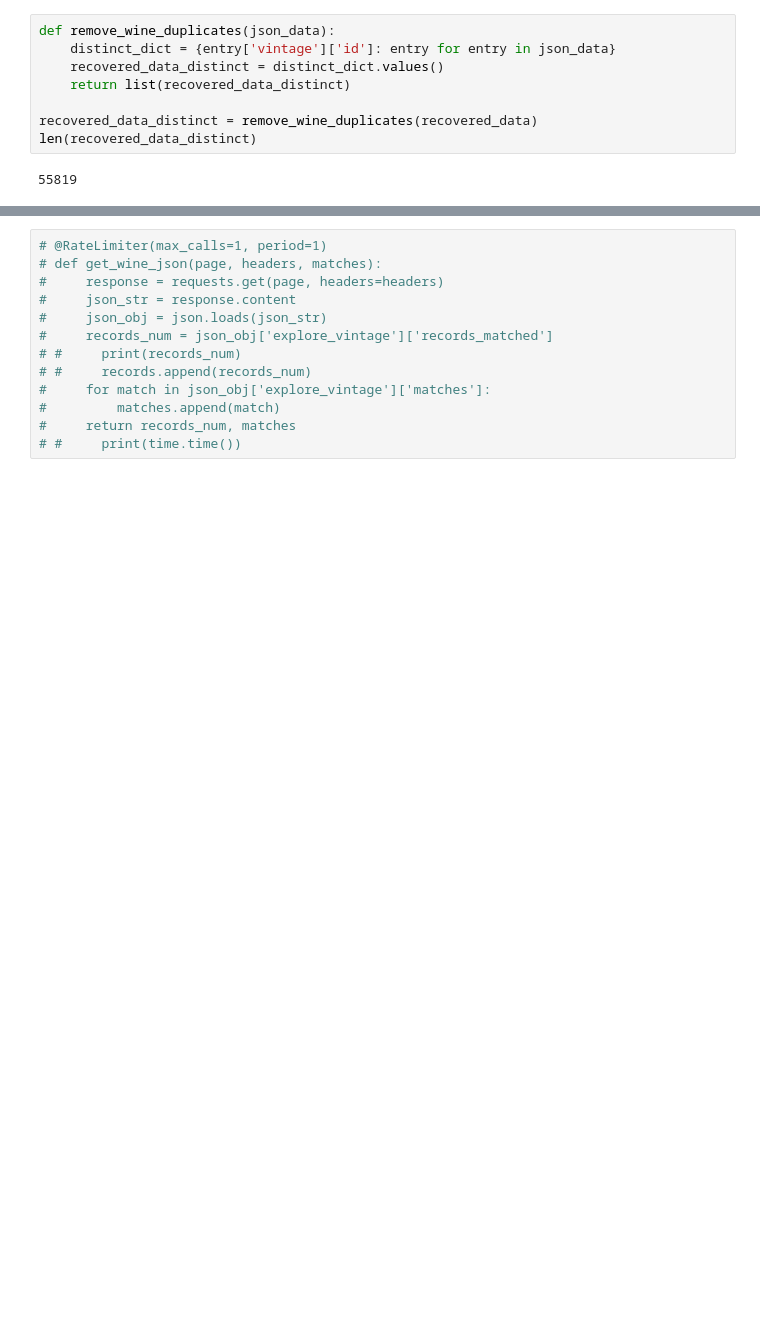
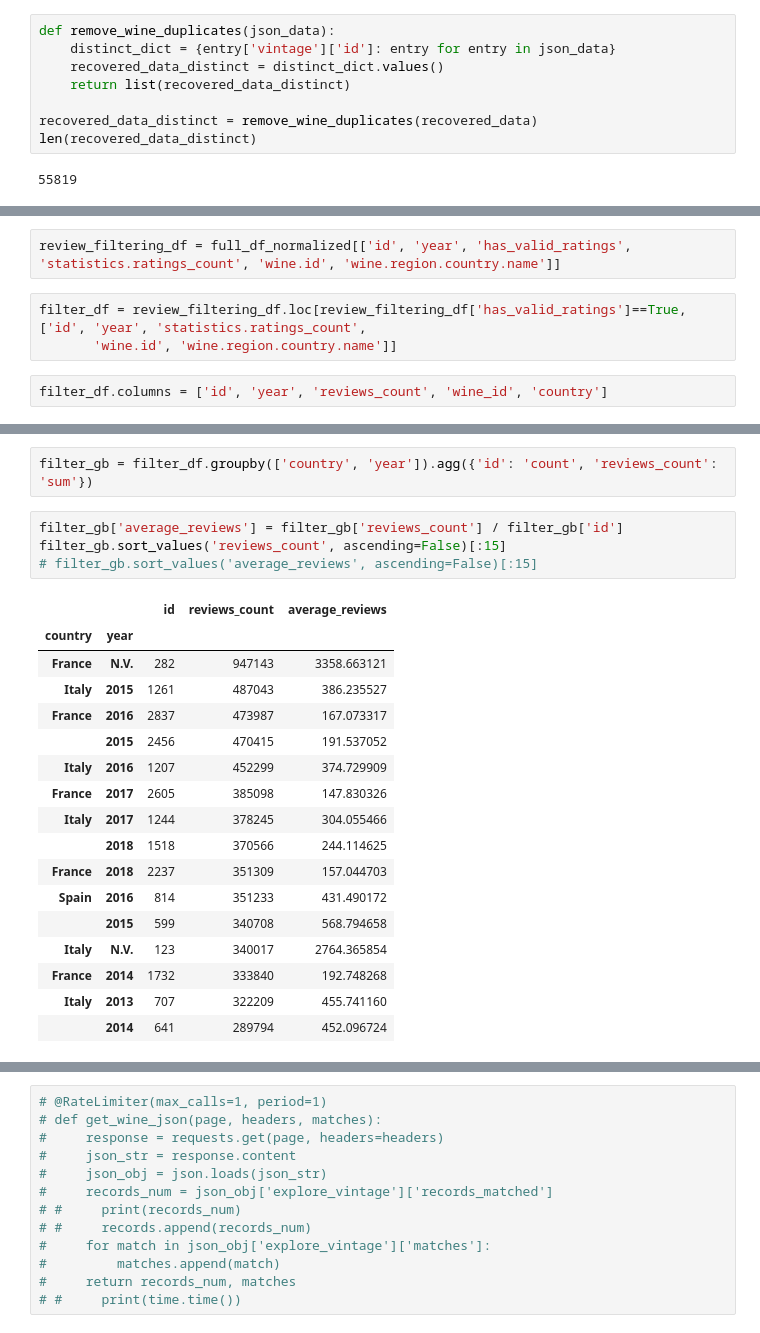
Before and after one commit to sveta-egorova/wine, a Jupyter notebook: vivino_crawler.ipynb, the cells around one changed output, grey strips where cells are left out. Saved outputs shown, nothing was run; the diff lists cells and outputs as text; blank space fills up the shorter version.

```diff
--- a/vivino_crawler.ipynb
+++ b/vivino_crawler.ipynb
@@ -924,0 +1032,7 @@ Database includes 29811 unique wines
+# %%
+review_filtering_df = full_df_normalized[['id', 'year', 'has_valid_ratings', 'statistics.ratings_count', 'wine.id', 'wine.region.country.name']]
+# %%
+filter_df = review_filtering_df.loc[review_filtering_df['has_valid_ratings']==True, ['id', 'year', 'statistics.ratings_count',
+       'wine.id', 'wine.region.country.name']]
+# %%
+filter_df.columns = ['id', 'year', 'reviews_count', 'wine_id', 'country']
@@ -924,0 +1048,24 @@ Database includes 29811 unique wines
+# %%
+filter_gb = filter_df.groupby(['country', 'year']).agg({'id': 'count', 'reviews_count': 'sum'})
+# %%
+filter_gb['average_reviews'] = filter_gb['reviews_count'] / filter_gb['id']
+filter_gb.sort_values('reviews_count', ascending=False)[:15]
+# filter_gb.sort_values('average_reviews', ascending=False)[:15]
+# %% [output]
+|  |  | id | reviews_count | average_reviews |
+| country | year |  |  |  |
+| France | N.V. | 282 | 947143 | 3358.663121 |
+| Italy | 2015 | 1261 | 487043 | 386.235527 |
+| France | 2016 | 2837 | 473987 | 167.073317 |
+|  | 2015 | 2456 | 470415 | 191.537052 |
+| Italy | 2016 | 1207 | 452299 | 374.729909 |
+| France | 2017 | 2605 | 385098 | 147.830326 |
+| Italy | 2017 | 1244 | 378245 | 304.055466 |
+|  | 2018 | 1518 | 370566 | 244.114625 |
+| France | 2018 | 2237 | 351309 | 157.044703 |
+| Spain | 2016 | 814 | 351233 | 431.490172 |
+|  | 2015 | 599 | 340708 | 568.794658 |
+| Italy | N.V. | 123 | 340017 | 2764.365854 |
+| France | 2014 | 1732 | 333840 | 192.748268 |
+| Italy | 2013 | 707 | 322209 | 455.741160 |
+|  | 2014 | 641 | 289794 | 452.096724 |
```
Also changed, not shown: parts of 71 cells of this notebook, 1 other file.
